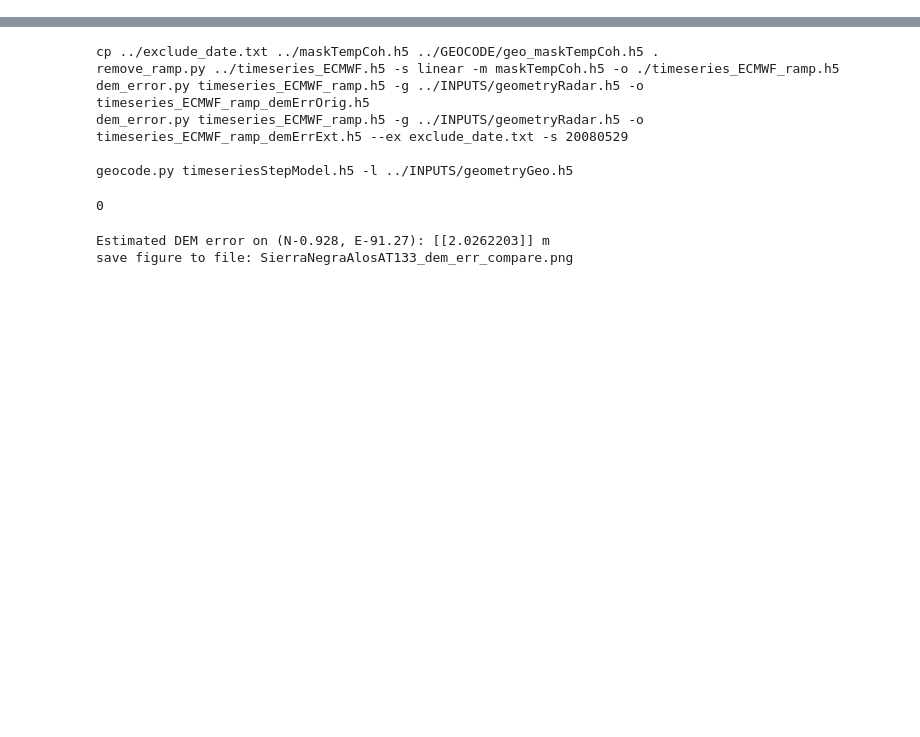
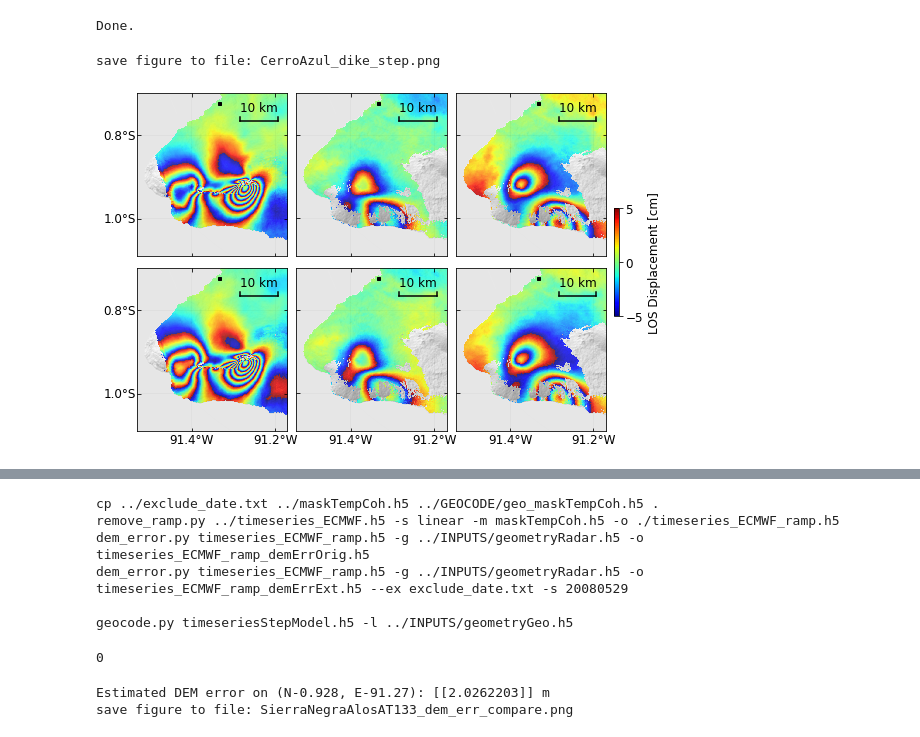
Before and after one commit to geodesymiami/Yunjun_et_al-2019-MintPy, a Jupyter notebook: Fig_09_demError_stepFunction.ipynb, the cells around one changed output, grey strips where cells are left out. Cells and saved outputs as stored; diff of their text form; code cells hidden in the pictures; blank space fills up the shorter version.

```diff
--- a/Fig_09_demError_stepFunction.ipynb
+++ b/Fig_09_demError_stepFunction.ipynb
@@ -0,0 +1,74 @@
+# %%
+## Figure 9 - Compare DEM error correction on Cerro Azul with ALOS data and show the estimated step functions
+%matplotlib inline
+import os
+import numpy as np
+from matplotlib import pyplot as plt, ticker
+from mpl_toolkits.axes_grid1 import make_axes_locatable
+import pysar.plot_network as pnet
+from pysar.simulation.plot import *
+from pysar.objects import sensor, timeseries
+from pysar.utils import ptime, readfile, plot as pp, utils as ut
+from pysar import view
+work_dir = os.path.expanduser('~/development/python/2018_ComputGeosci_PySAR')
+print('Done.')
+# %% [output]
+Done.
+# %%
+## Plot -
+print_msg = False
+step_files = []
+ts_files   = []
+mask_files = []
+proj_dirs = [os.path.expanduser('~/insarlab/PYSAR_EXAMPLE/SierraNegraAlosAT133/PYSAR/GEOCODE'),
+             os.path.expanduser('~/insarlab/Galapagos/GalapagosSenDT128/PYSAR/GEOCODE'),
+             os.path.expanduser('~/insarlab/Galapagos/GalapagosSenDT128/PYSAR/GEOCODE')]
+for proj_dir in proj_dirs:
+    step_files.append(os.path.join(proj_dir, 'geo_timeseriesStepModel.h5'))
+    ts_files.append(os.path.join(proj_dir, 'geo_timeseries_ECMWF_ramp_demErr.h5'))
+    mask_files.append(os.path.join(proj_dir, 'geo_maskTempCoh.h5'))
+dem_file = os.path.join(proj_dir, '../../DEM/demLat_S02_N01_Lon_W092_W090.dem.wgs84')
+fnames = ['{} 20080604 --ref-date 20080304 -m {}'.format(ts_files[0], mask_files[0]),
+          '{} 20170320 --ref-date 20170308 -m {}'.format(ts_files[1], mask_files[1]),
+          '{} 20170401 --ref-date 20170320 -m {}'.format(ts_files[2], mask_files[2]),
+          '{} 20080529 -m {}'.format(step_files[0], mask_files[0]),
+          '{} 20170319 -m {}'.format(step_files[1], mask_files[1]),
+          '{} 20170321 -m {}'.format(step_files[2], mask_files[2])]
+lalo_locs = ['1 0 0 0',
+             '0 0 0 0',
+             '0 0 0 0',
+             '1 0 0 1',
+             '0 0 0 1',
+             '0 0 0 1']
+
+# Plot
+wrap_range = [-5, 5]
+fig, axs = plt.subplots(nrows=2, ncols=3, figsize=[7, 5])
+for i in range(len(fnames)):
+    cmd = 'view.py {} --dem {} --dem-nocontour '.format(fnames[i], dem_file)
+    cmd += '--sub-lat -1.09 -0.70 --sub-lon -91.53 -91.17 '
+    cmd += '--wrap --wrap-range {} {} '.format(wrap_range[0], wrap_range[1])
+    cmd += '--scalebar 0.3 0.81 0.83 --scalebar-pad 0.08 '
+    cmd += '--notitle --lalo-step 0.2 --fontsize 12 --nocbar --lalo-loc {} '.format(lalo_locs[i])
+    cmd += '--ref-lalo -0.7235 -91.3340 --ref-size 3 '
+    data, atr, inps = view.prep_slice(cmd, print_msg=print_msg)
+    im = view.plot_slice(axs.flatten()[i], data, atr, inps, print_msg=print_msg)[2]
+
+## POI
+#axs[0].plot(pts_lon, pts_lat, '*', ms=10, mfc='none', color='k', mew=1)
+plt.tight_layout(pad=1)
+
+# colorbar
+fig.subplots_adjust(right=0.95)
+cax = fig.add_axes([0.965, 0.35, 0.01, 0.3])
+cbar = plt.colorbar(im, cax=cax, ticks=[wrap_range[0], 0, wrap_range[1]])
+cbar.ax.tick_params(which='both', direction='out', labelsize=font_size)
+cbar.set_label('LOS Displacement [cm]', fontsize=font_size, labelpad=5)
+
+out_file = 'CerroAzul_dike_step.png'
+plt.savefig(out_file, bbox_inches='tight', transparent=True, dpi=fig_dpi)
+print('save figure to file:', out_file)
+plt.show()
+# %% [output]
+save figure to file: CerroAzul_dike_step.png
+[figure, added]
```
Also changed, not shown: parts of 6 cells of this notebook, 6 other files.
